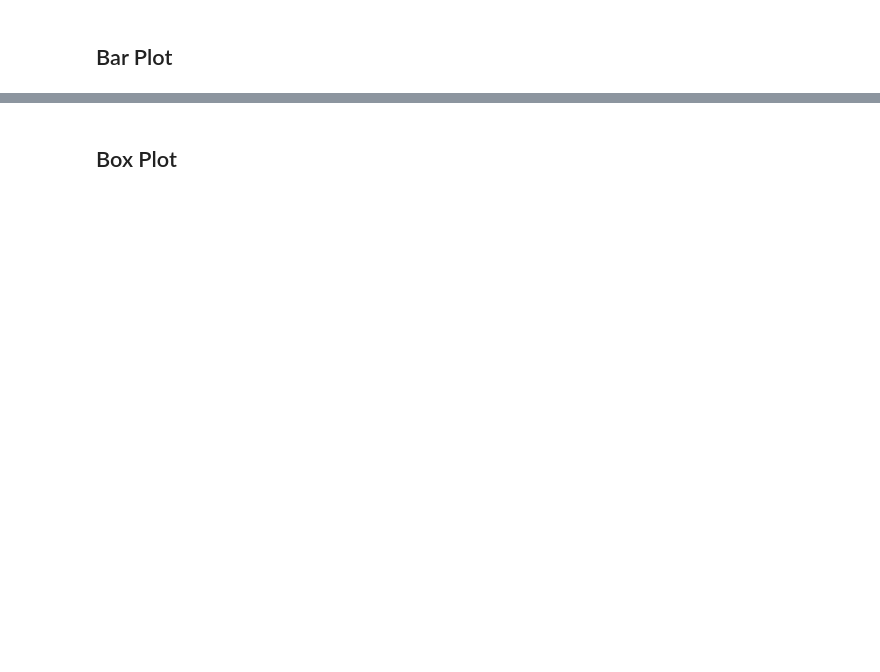
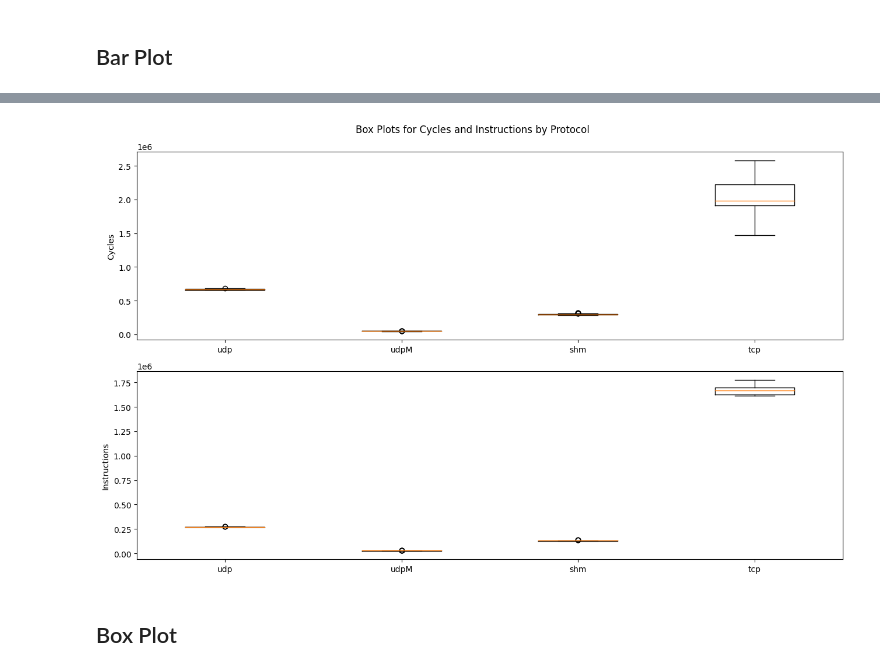
Before and after one commit to madella/tesiM, a Jupyter notebook: cineca/d_proc_transport.ipynb, the cells around one changed output, grey strips where cells are left out. Saved outputs shown, nothing was run; the diff lists cells and outputs as text; code cells hidden in the pictures; blank space fills up the shorter version.

```diff
--- a/cineca/d_proc_transport.ipynb
+++ b/cineca/d_proc_transport.ipynb
@@ -122,3 +178,21 @@ No artists with labels found to put in legend.  Note that artists whose label st
+# %%
+fig, axs = plt.subplots(2, figsize=(13, 8))
+fig.suptitle('Box Plots for Cycles and Instructions by Protocol')
+
+# Box plot for cycles
+axs[0].boxplot(cycles_cleaned.values())
+axs[0].set_xticklabels(cycles_cleaned.keys())
+axs[0].set_ylabel('Cycles')
+
+# Box plot for instructions
+axs[1].boxplot(instructions_cleaned.values())
+axs[1].set_xticklabels(instructions_cleaned.keys())
+axs[1].set_ylabel('Instructions')
+
+plt.tight_layout()
+plt.show()
+# %% [output]
+[figure, added]
 # %% [markdown]
 ## Box Plot
 # %%
```
Also changed, not shown: parts of 10 cells of this notebook, 19 other files.
